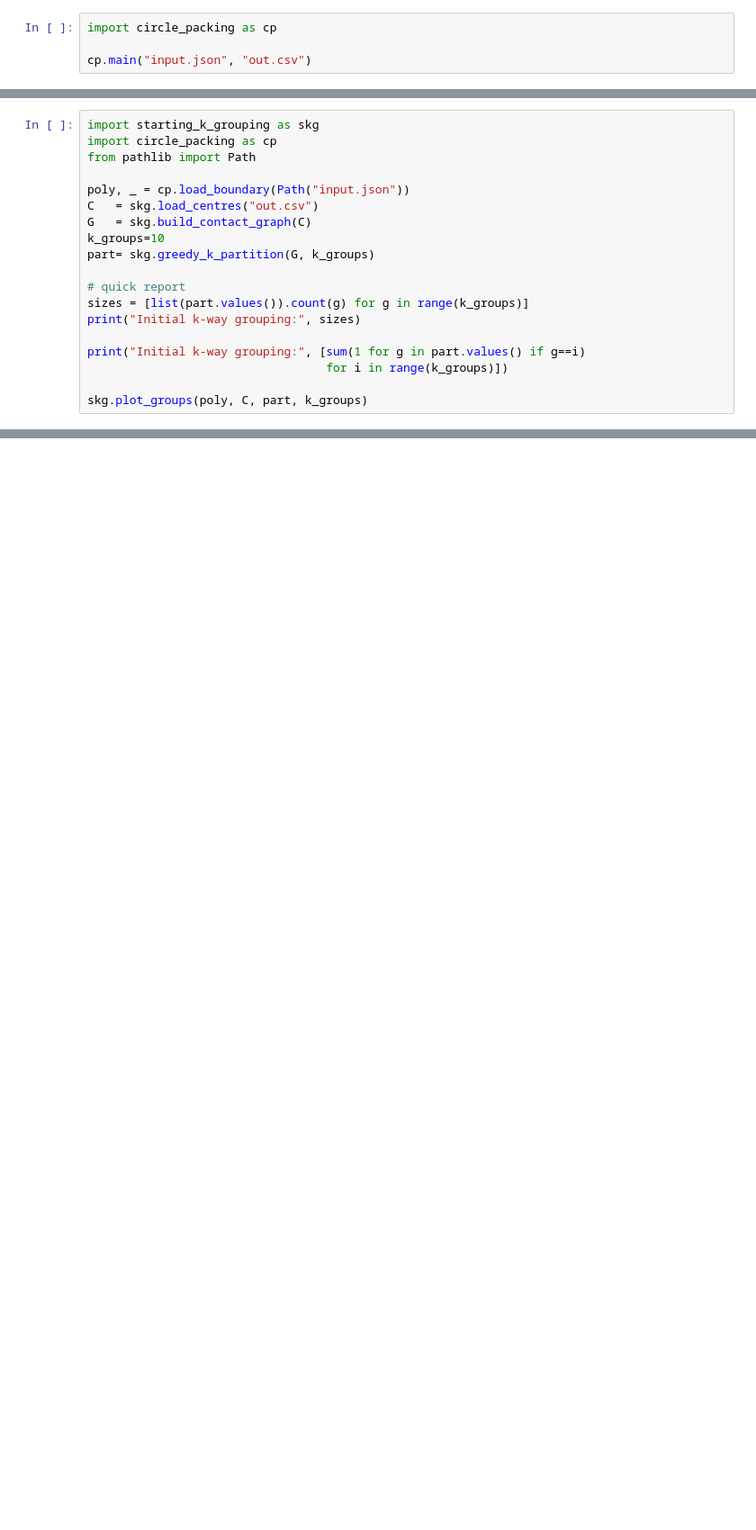
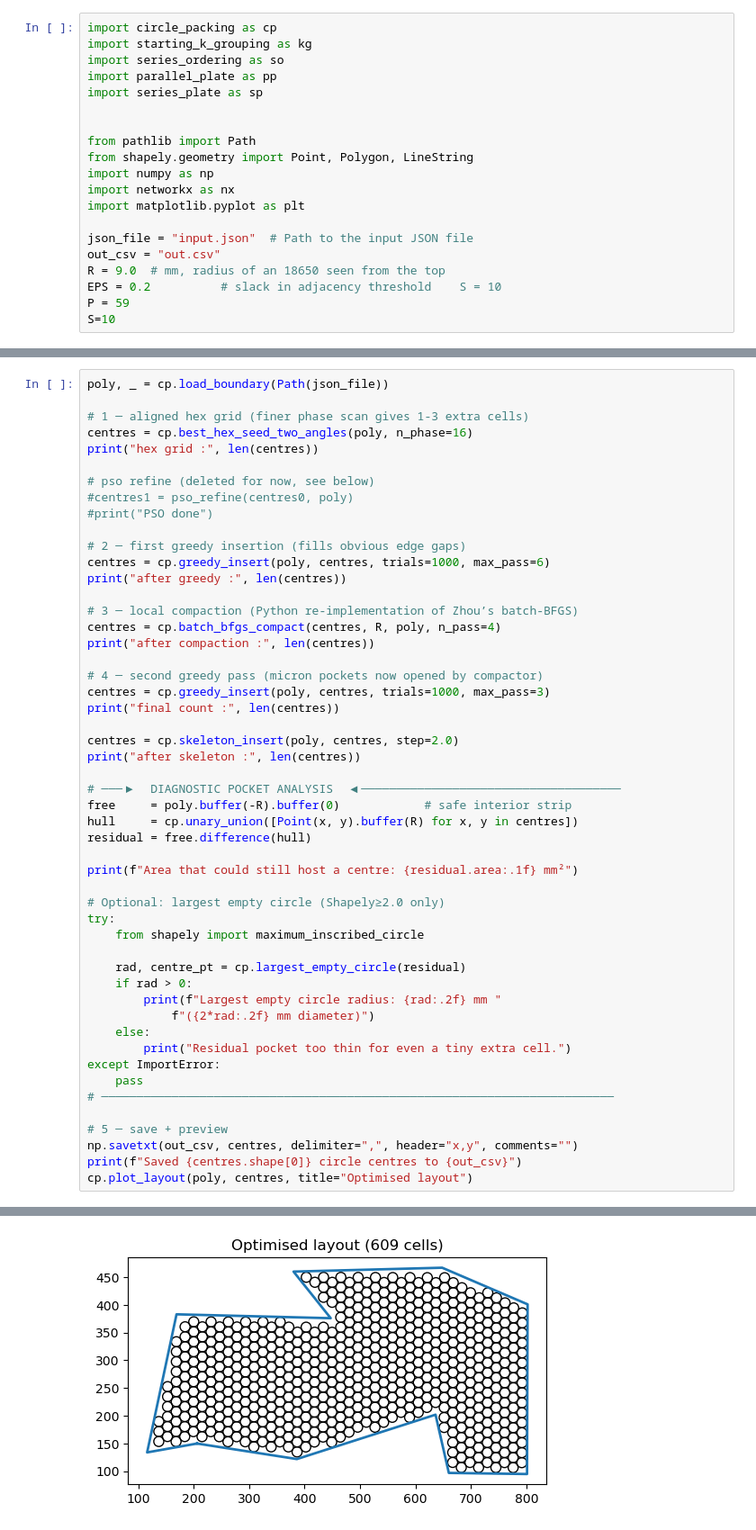
Before and after one commit to adducec03/2BD_project, a Jupyter notebook: new_version/notebook.ipynb, the cells around one changed output, grey strips where cells are left out. Shown at 90% size. Saved outputs shown, nothing was run; the diff lists cells and outputs as text; blank space fills up the shorter version.

```diff
--- a/new_version/notebook.ipynb
+++ b/new_version/notebook.ipynb
@@ -1,4 +1,20 @@
 # %%
 import circle_packing as cp
+import starting_k_grouping as kg
+import series_ordering as so
+import parallel_plate as pp
+import series_plate as sp
 
-cp.main("input.json", "out.csv")
+
+from pathlib import Path
+from shapely.geometry import Point, Polygon, LineString
+import numpy as np
+import networkx as nx
+import matplotlib.pyplot as plt
+
+json_file = "input.json"  # Path to the input JSON file
+out_csv = "out.csv"
+R = 9.0  # mm, radius of an 18650 seen from the top
+EPS = 0.2          # slack in adjacency threshold    S = 10
+P = 59
+S=10
@@ -9,20 +21,52 @@ KeyboardInterrupt:
 # %%
-import starting_k_grouping as skg
-import circle_packing as cp
-from pathlib import Path
+poly, _ = cp.load_boundary(Path(json_file))
 
-poly, _ = cp.load_boundary(Path("input.json"))
-C   = skg.load_centres("out.csv")
-G   = skg.build_contact_graph(C)
-k_groups=10
-part= skg.greedy_k_partition(G, k_groups)
+# 1 ─ aligned hex grid (finer phase scan gives 1-3 extra cells)
+centres = cp.best_hex_seed_two_angles(poly, n_phase=16)
+print("hex grid :", len(centres))
 
-# quick report
-sizes = [list(part.values()).count(g) for g in range(k_groups)]
-print("Initial k-way grouping:", sizes)
+# pso refine (deleted for now, see below)
+#centres1 = pso_refine(centres0, poly)
+#print("PSO done")
 
-print("Initial k-way grouping:", [sum(1 for g in part.values() if g==i)
-                                  for i in range(k_groups)])
+# 2 ─ first greedy insertion (fills obvious edge gaps)
+centres = cp.greedy_insert(poly, centres, trials=1000, max_pass=6)
+print("after greedy :", len(centres))
 
-skg.plot_groups(poly, C, part, k_groups)
+# 3 ─ local compaction (Python re-implementation of Zhou’s batch-BFGS)
+centres = cp.batch_bfgs_compact(centres, R, poly, n_pass=4)
+print("after compaction :", len(centres))
+
+# 4 ─ second greedy pass (micron pockets now opened by compactor)
+centres = cp.greedy_insert(poly, centres, trials=1000, max_pass=3)
+print("final count :", len(centres))
+
+centres = cp.skeleton_insert(poly, centres, step=2.0)
+print("after skeleton :", len(centres))
+
+# ───▶  DIAGNOSTIC POCKET ANALYSIS  ◀─────────────────────────────────────
+free     = poly.buffer(-R).buffer(0)            # safe interior strip
+hull     = cp.unary_union([Point(x, y).buffer(R) for x, y in centres])
+residual = free.difference(hull)
+
+print(f"Area that could still host a centre: {residual.area:.1f} mm²")
+
+# Optional: largest empty circle (Shapely≥2.0 only)
+try:
+    from shapely import maximum_inscribed_circle
+
+    rad, centre_pt = cp.largest_empty_circle(residual)
+    if rad > 0:
+        print(f"Largest empty circle radius: {rad:.2f} mm "
+            f"({2*rad:.2f} mm diameter)")
+    else:
+        print("Residual pocket too thin for even a tiny extra cell.")
+except ImportError:
+    pass
+# ─────────────────────────────────────────────────────────────────────────
+
+# 5 ─ save + preview
+np.savetxt(out_csv, centres, delimiter=",", header="x,y", comments="")
+print(f"Saved {centres.shape[0]} circle centres to {out_csv}")
+cp.plot_layout(poly, centres, title="Optimised layout")
 # %% [output]
@@ -32 +81,2 @@ NameError: name 'plt' is not defined
+[figure, added]
 # %%
```
Also changed, not shown: parts of 5 cells of this notebook, 3 other files.
